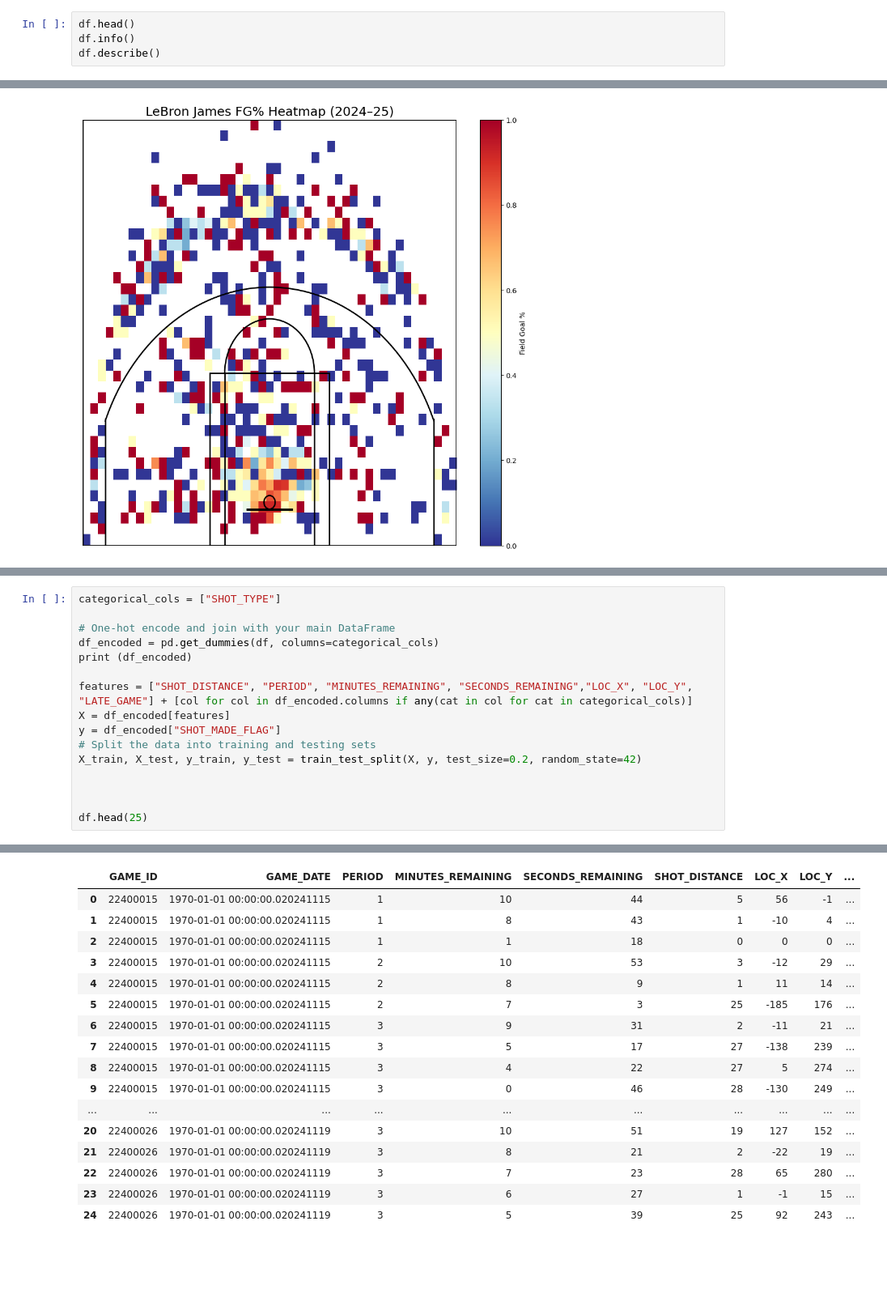
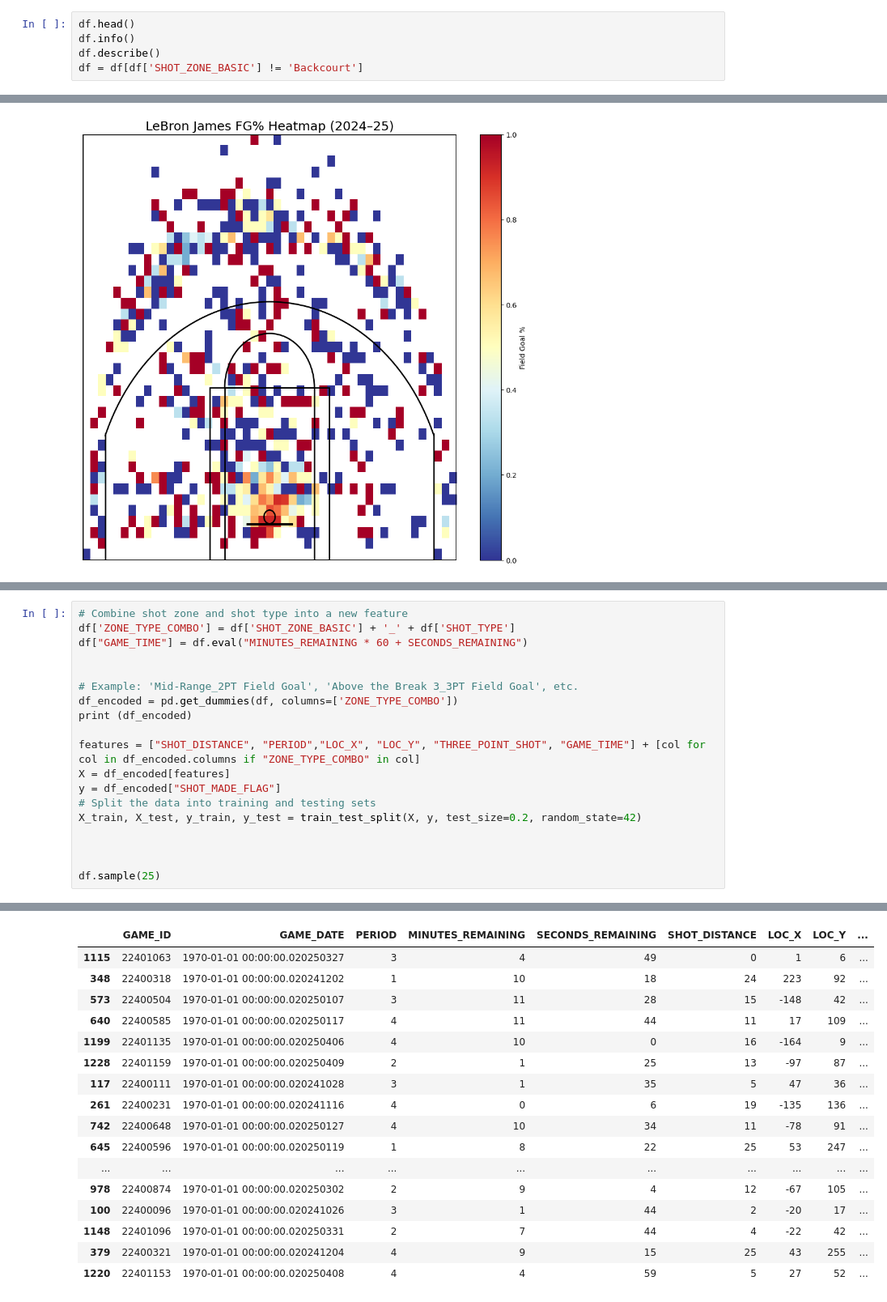
Before and after one commit to Benimaru13/Personal-Projects, a Jupyter notebook: analysis.ipynb, the cells around one changed output, grey strips where cells are left out. Shown: that part at 81% size. Cells and saved outputs as stored; diff of their text form; blank space fills up the shorter version.

```diff
--- a/analysis.ipynb
+++ b/analysis.ipynb
@@ -25,6 +25,7 @@ df = pd.read_csv("C:/Users/BC-Tech/Documents/Chibueze's Personal Coding Projects
 df.head()
 df.info()
 df.describe()
+df = df[df['SHOT_ZONE_BASIC'] != 'Backcourt']
 # %% [output]
 <class 'pandas.core.frame.DataFrame'>
 RangeIndex: 1270 entries, 0 to 1269
@@ -204,11 +196,14 @@ plt.show()
 # %%
-categorical_cols = ["SHOT_TYPE"]
+# Combine shot zone and shot type into a new feature
+df['ZONE_TYPE_COMBO'] = df['SHOT_ZONE_BASIC'] + '_' + df['SHOT_TYPE']
+df["GAME_TIME"] = df.eval("MINUTES_REMAINING * 60 + SECONDS_REMAINING")
 
-# One-hot encode and join with your main DataFrame
-df_encoded = pd.get_dummies(df, columns=categorical_cols)
+
+# Example: 'Mid-Range_2PT Field Goal', 'Above the Break 3_3PT Field Goal', etc.
+df_encoded = pd.get_dummies(df, columns=['ZONE_TYPE_COMBO'])
 print (df_encoded)
 
-features = ["SHOT_DISTANCE", "PERIOD", "MINUTES_REMAINING", "SECONDS_REMAINING","LOC_X", "LOC_Y", "LATE_GAME"] + [col for col in df_encoded.columns if any(cat in col for cat in categorical_cols)]
+features = ["SHOT_DISTANCE", "PERIOD","LOC_X", "LOC_Y", "THREE_POINT_SHOT", "GAME_TIME"] + [col for col in df_encoded.columns if "ZONE_TYPE_COMBO" in col]
 X = df_encoded[features]
 y = df_encoded["SHOT_MADE_FLAG"]
 # Split the data into training and testing sets
@@ -216,7 +211,7 @@ X_train, X_test, y_train, y_test = train_test_split(X, y, test_size=0.2, random_
 
 
 
-df.head(25)
+df.sample(25)
 # %% [output]
        GAME_ID                      GAME_DATE  PERIOD  MINUTES_REMAINING  \
 0     22400015  1970-01-01 00:00:00.020241115       1                 10
@@ -238,20 +233,20 @@ df.head(25)
 |  | GAME_ID | GAME_DATE | PERIOD | MINUTES_REMAINING | SECONDS_REMAINING | SHOT_DISTANCE | LOC_X | LOC_Y | ... |
-| 0 | 22400015 | 1970-01-01 00:00:00.020241115 | 1 | 10 | 44 | 5 | 56 | -1 | ... |
-| 1 | 22400015 | 1970-01-01 00:00:00.020241115 | 1 | 8 | 43 | 1 | -10 | 4 | ... |
-| 2 | 22400015 | 1970-01-01 00:00:00.020241115 | 1 | 1 | 18 | 0 | 0 | 0 | ... |
-| 3 | 22400015 | 1970-01-01 00:00:00.020241115 | 2 | 10 | 53 | 3 | -12 | 29 | ... |
-| 4 | 22400015 | 1970-01-01 00:00:00.020241115 | 2 | 8 | 9 | 1 | 11 | 14 | ... |
-| 5 | 22400015 | 1970-01-01 00:00:00.020241115 | 2 | 7 | 3 | 25 | -185 | 176 | ... |
-| 6 | 22400015 | 1970-01-01 00:00:00.020241115 | 3 | 9 | 31 | 2 | -11 | 21 | ... |
-| 7 | 22400015 | 1970-01-01 00:00:00.020241115 | 3 | 5 | 17 | 27 | -138 | 239 | ... |
-| 8 | 22400015 | 1970-01-01 00:00:00.020241115 | 3 | 4 | 22 | 27 | 5 | 274 | ... |
-| 9 | 22400015 | 1970-01-01 00:00:00.020241115 | 3 | 0 | 46 | 28 | -130 | 249 | ... |
+| 1115 | 22401063 | 1970-01-01 00:00:00.020250327 | 3 | 4 | 49 | 0 | 1 | 6 | ... |
+| 348 | 22400318 | 1970-01-01 00:00:00.020241202 | 1 | 10 | 18 | 24 | 223 | 92 | ... |
+| 573 | 22400504 | 1970-01-01 00:00:00.020250107 | 3 | 11 | 28 | 15 | -148 | 42 | ... |
+| 640 | 22400585 | 1970-01-01 00:00:00.020250117 | 4 | 11 | 44 | 11 | 17 | 109 | ... |
+| 1199 | 22401135 | 1970-01-01 00:00:00.020250406 | 4 | 10 | 0 | 16 | -164 | 9 | ... |
+| 1228 | 22401159 | 1970-01-01 00:00:00.020250409 | 2 | 1 | 25 | 13 | -97 | 87 | ... |
+| 117 | 22400111 | 1970-01-01 00:00:00.020241028 | 3 | 1 | 35 | 5 | 47 | 36 | ... |
+| 261 | 22400231 | 1970-01-01 00:00:00.020241116 | 4 | 0 | 6 | 19 | -135 | 136 | ... |
+| 742 | 22400648 | 1970-01-01 00:00:00.020250127 | 4 | 10 | 34 | 11 | -78 | 91 | ... |
+| 645 | 22400596 | 1970-01-01 00:00:00.020250119 | 1 | 8 | 22 | 25 | 53 | 247 | ... |
 | ... | ... | ... | ... | ... | ... | ... | ... | ... | ... |
-| 20 | 22400026 | 1970-01-01 00:00:00.020241119 | 3 | 10 | 51 | 19 | 127 | 152 | ... |
-| 21 | 22400026 | 1970-01-01 00:00:00.020241119 | 3 | 8 | 21 | 2 | -22 | 19 | ... |
-| 22 | 22400026 | 1970-01-01 00:00:00.020241119 | 3 | 7 | 23 | 28 | 65 | 280 | ... |
-| 23 | 22400026 | 1970-01-01 00:00:00.020241119 | 3 | 6 | 27 | 1 | -1 | 15 | ... |
-| 24 | 22400026 | 1970-01-01 00:00:00.020241119 | 3 | 5 | 39 | 25 | 92 | 243 | ... |
+| 978 | 22400874 | 1970-01-01 00:00:00.020250302 | 2 | 9 | 4 | 12 | -67 | 105 | ... |
+| 100 | 22400096 | 1970-01-01 00:00:00.020241026 | 3 | 1 | 44 | 2 | -20 | 17 | ... |
+| 1148 | 22401096 | 1970-01-01 00:00:00.020250331 | 2 | 7 | 44 | 4 | -22 | 42 | ... |
+| 379 | 22400321 | 1970-01-01 00:00:00.020241204 | 4 | 9 | 15 | 25 | 43 | 255 | ... |
+| 1220 | 22401153 | 1970-01-01 00:00:00.020250408 | 4 | 4 | 59 | 5 | 27 | 52 | ... |
 # %%
 # Train a Logistic Regression model
 lr_model = LogisticRegression()
```
Also changed, not shown: parts of 11 cells of this notebook.
